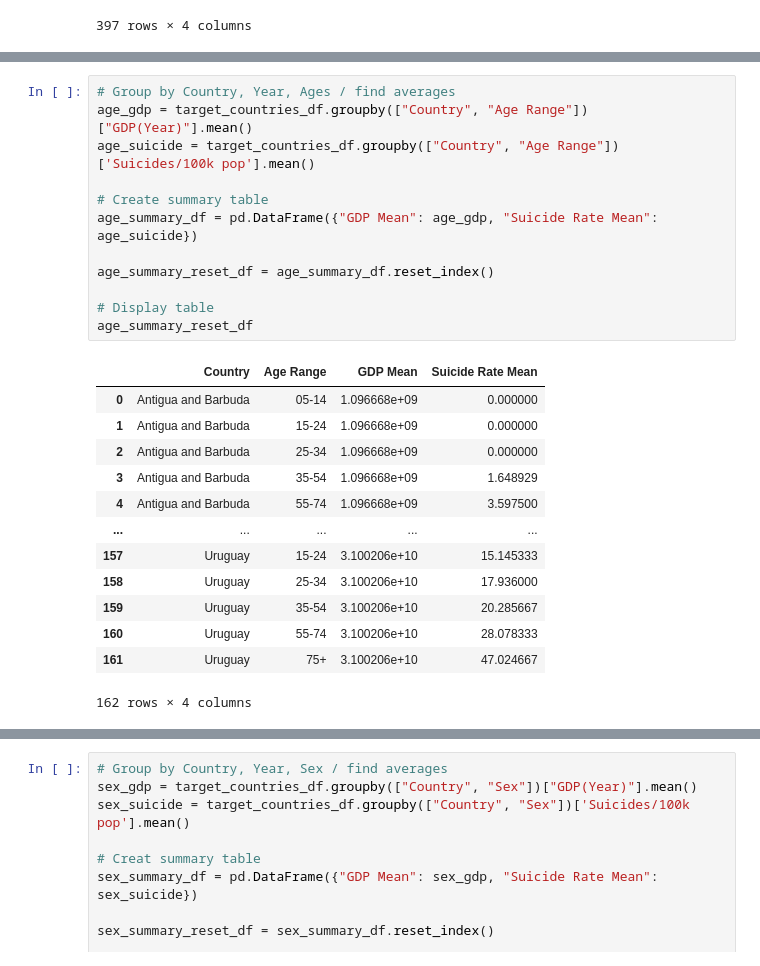
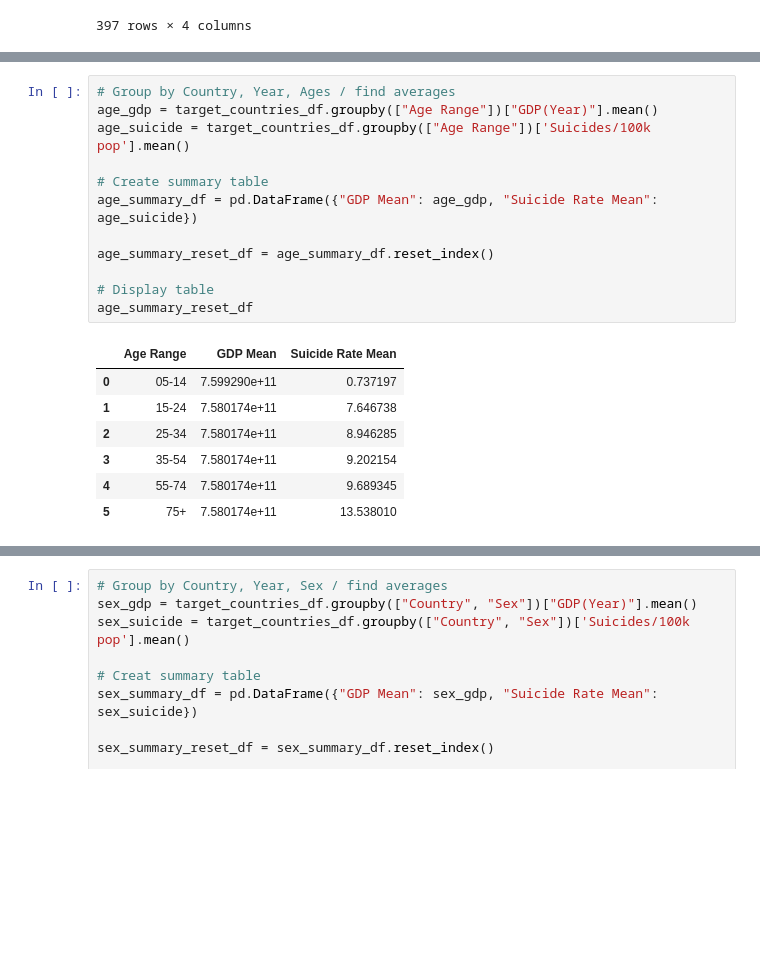
Before and after one commit to elysesulkey/Suicide-in-the-Americas-Data-Analysis, a Jupyter notebook: april12ESmatplot.ipynb, the cells around one changed output, grey strips where cells are left out. Cells and saved outputs as stored; diff of their text form; blank space fills up the shorter version.

```diff
--- a/april12ESmatplot.ipynb
+++ b/april12ESmatplot.ipynb
@@ -108,27 +104,21 @@ plt.show()
 [interactive output not drawn]
 # %%
 # Group by Country, Year, Ages / find averages
-age_gdp = target_countries_df.groupby(["Country", "Age Range"])["GDP(Year)"].mean()
-age_suicide = target_countries_df.groupby(["Country", "Age Range"])['Suicides/100k pop'].mean()
+age_gdp = target_countries_df.groupby(["Age Range"])["GDP(Year)"].mean()
+age_suicide = target_countries_df.groupby(["Age Range"])['Suicides/100k pop'].mean()
 
 # Create summary table
 age_summary_df = pd.DataFrame({"GDP Mean": age_gdp, "Suicide Rate Mean": age_suicide})
 
 age_summary_reset_df = age_summary_df.reset_index()
 
 # Display table
 age_summary_reset_df
 # %% [output]
-|  | Country | Age Range | GDP Mean | Suicide Rate Mean |
-| 0 | Antigua and Barbuda | 05-14 | 1.096668e+09 | 0.000000 |
-| 1 | Antigua and Barbuda | 15-24 | 1.096668e+09 | 0.000000 |
-| 2 | Antigua and Barbuda | 25-34 | 1.096668e+09 | 0.000000 |
-| 3 | Antigua and Barbuda | 35-54 | 1.096668e+09 | 1.648929 |
-| 4 | Antigua and Barbuda | 55-74 | 1.096668e+09 | 3.597500 |
-| ... | ... | ... | ... | ... |
-| 157 | Uruguay | 15-24 | 3.100206e+10 | 15.145333 |
-| 158 | Uruguay | 25-34 | 3.100206e+10 | 17.936000 |
-| 159 | Uruguay | 35-54 | 3.100206e+10 | 20.285667 |
-| 160 | Uruguay | 55-74 | 3.100206e+10 | 28.078333 |
-| 161 | Uruguay | 75+ | 3.100206e+10 | 47.024667 |
+|  | Age Range | GDP Mean | Suicide Rate Mean |
+| 0 | 05-14 | 7.599290e+11 | 0.737197 |
+| 1 | 15-24 | 7.580174e+11 | 7.646738 |
+| 2 | 25-34 | 7.580174e+11 | 8.946285 |
+| 3 | 35-54 | 7.580174e+11 | 9.202154 |
+| 4 | 55-74 | 7.580174e+11 | 9.689345 |
+| 5 | 75+ | 7.580174e+11 | 13.538010 |
-162 rows × 4 columns
```
Also changed, not shown: parts of 15 cells of this notebook.
